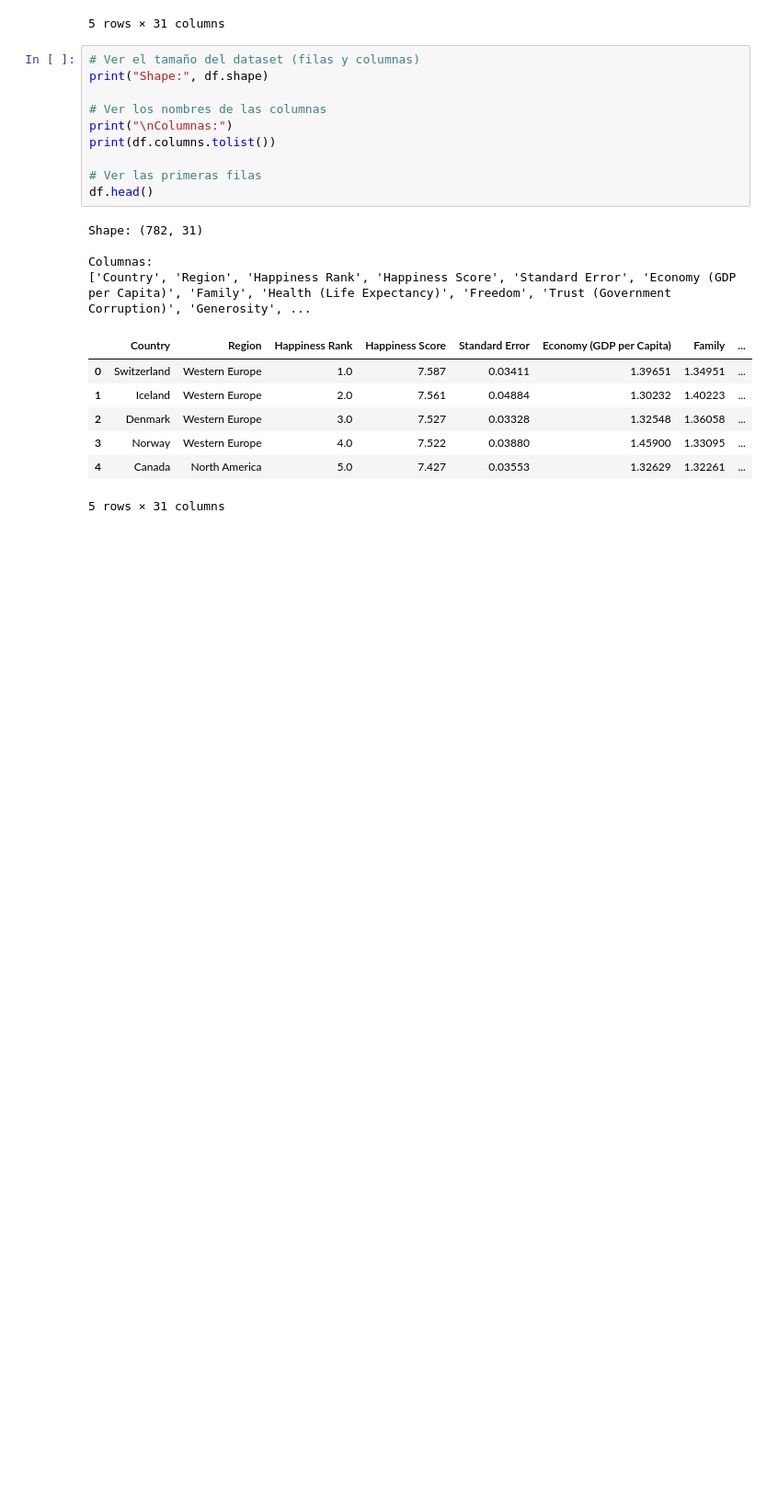
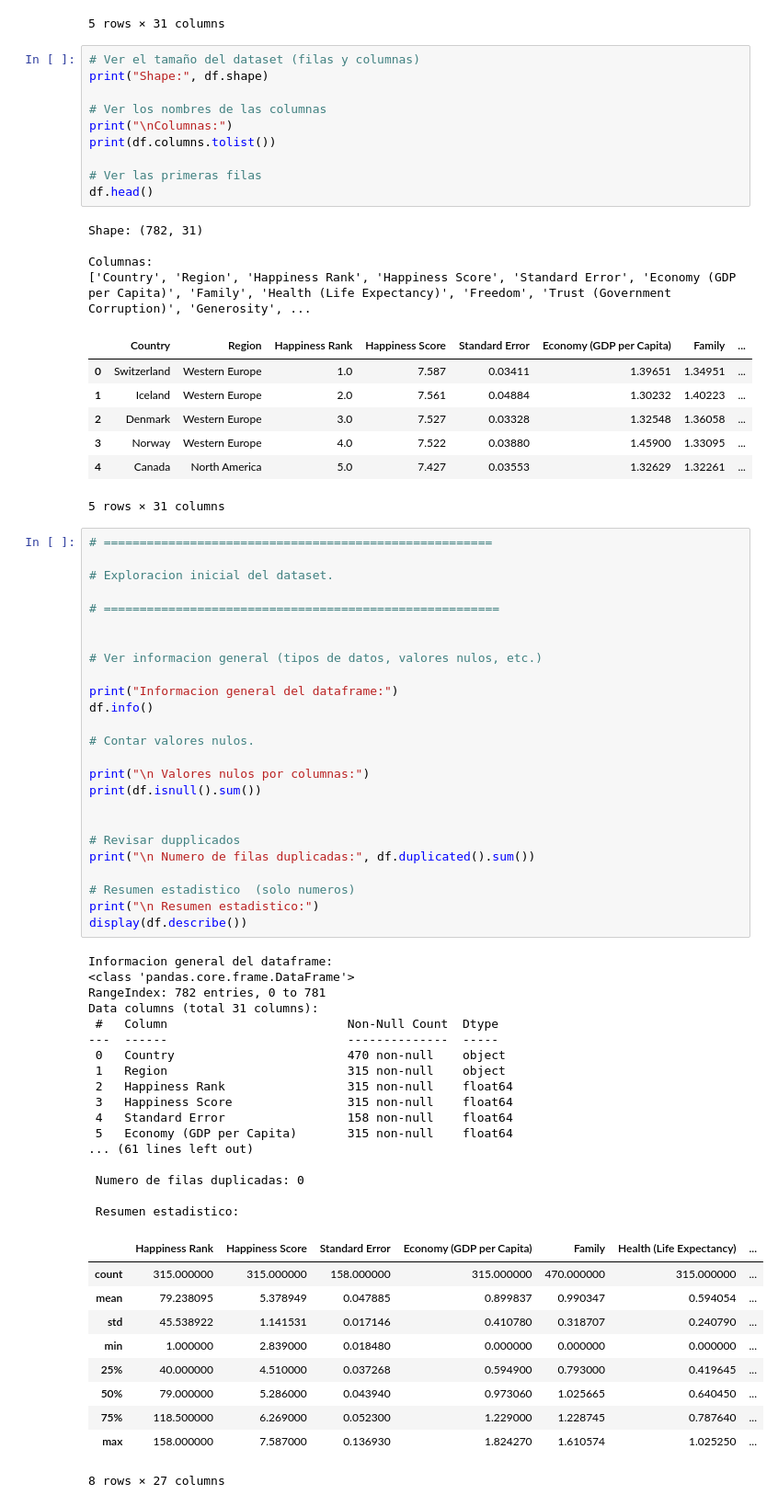
Before and after one commit to Crisfunky01/world-happiness-eda, a Jupyter notebook: notebooks/01_data_cleaning_and_eda.ipynb, the cells around one changed output. Shown: that part at 92% size. Saved outputs shown, nothing was run; the diff lists cells and outputs as text; blank space fills up the shorter version.

```diff
--- a/notebooks/01_data_cleaning_and_eda.ipynb
+++ b/notebooks/01_data_cleaning_and_eda.ipynb
@@ -92,3 +92,56 @@ Columnas:
 | 3 | Norway | Western Europe | 4.0 | 7.522 | 0.03880 | 1.45900 | 1.33095 | ... |
 | 4 | Canada | North America | 5.0 | 7.427 | 0.03553 | 1.32629 | 1.32261 | ... |
 5 rows × 31 columns
+# %%
+# ======================================================
+
+# Exploracion inicial del dataset.
+
+# =======================================================
+
+
+# Ver informacion general (tipos de datos, valores nulos, etc.)
+
+print("Informacion general del dataframe:")
+df.info()
+
+# Contar valores nulos.
+
+print("\n Valores nulos por columnas:")
+print(df.isnull().sum())
+
+
+# Revisar dupplicados
+print("\n Numero de filas duplicadas:", df.duplicated().sum())
+
+# Resumen estadistico  (solo numeros)
+print("\n Resumen estadistico:")
+display(df.describe())
+# %% [output]
+Informacion general del dataframe:
+<class 'pandas.core.frame.DataFrame'>
+RangeIndex: 782 entries, 0 to 781
+Data columns (total 31 columns):
+ #   Column                         Non-Null Count  Dtype
+---  ------                         --------------  -----
+ 0   Country                        470 non-null    object
+ 1   Region                         315 non-null    object
+ 2   Happiness Rank                 315 non-null    float64
+ 3   Happiness Score                315 non-null    float64
+ 4   Standard Error                 158 non-null    float64
+ 5   Economy (GDP per Capita)       315 non-null    float64
+... (61 lines left out)
+
+ Numero de filas duplicadas: 0
+
+ Resumen estadistico:
+|  | Happiness Rank | Happiness Score | Standard Error | Economy (GDP per Capita) | Family | Health (Life Expectancy) | ... |
+| count | 315.000000 | 315.000000 | 158.000000 | 315.000000 | 470.000000 | 315.000000 | ... |
+| mean | 79.238095 | 5.378949 | 0.047885 | 0.899837 | 0.990347 | 0.594054 | ... |
+| std | 45.538922 | 1.141531 | 0.017146 | 0.410780 | 0.318707 | 0.240790 | ... |
+| min | 1.000000 | 2.839000 | 0.018480 | 0.000000 | 0.000000 | 0.000000 | ... |
+| 25% | 40.000000 | 4.510000 | 0.037268 | 0.594900 | 0.793000 | 0.419645 | ... |
+| 50% | 79.000000 | 5.286000 | 0.043940 | 0.973060 | 1.025665 | 0.640450 | ... |
+| 75% | 118.500000 | 6.269000 | 0.052300 | 1.229000 | 1.228745 | 0.787640 | ... |
+| max | 158.000000 | 7.587000 | 0.136930 | 1.824270 | 1.610574 | 1.025250 | ... |
+8 rows × 27 columns
```
